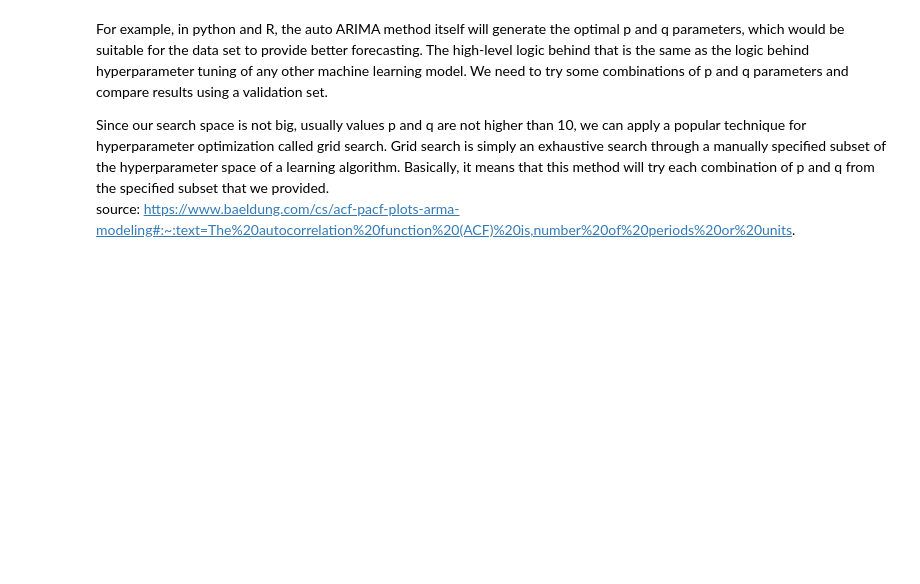
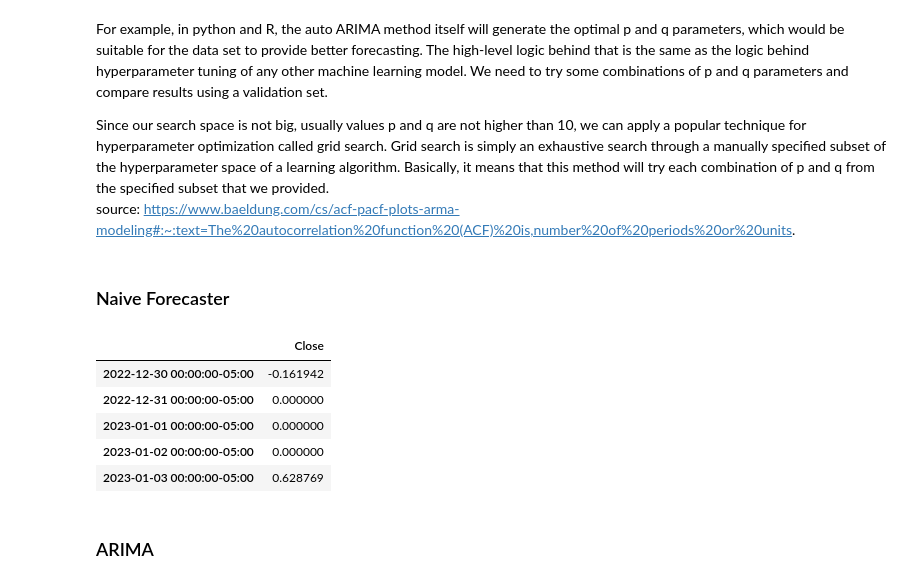
Before and after one commit to aferrers/stockpriceprediction, a Jupyter notebook: notebooks/notebook1.ipynb, the cells around one changed output. Cells and saved outputs as stored; diff of their text form; code cells hidden in the pictures; blank space fills up the shorter version.

```diff
--- a/notebooks/notebook1.ipynb
+++ b/notebooks/notebook1.ipynb
@@ -601,0 +597,13 @@ model_fit = model.fit()
+# %% [markdown]
+### Naive Forecaster
+# %%
+clean_ibm_filtered_diff.head()
+# %% [output]
+|  | Close |
+| 2022-12-30 00:00:00-05:00 | -0.161942 |
+| 2022-12-31 00:00:00-05:00 | 0.000000 |
+| 2023-01-01 00:00:00-05:00 | 0.000000 |
+| 2023-01-02 00:00:00-05:00 | 0.000000 |
+| 2023-01-03 00:00:00-05:00 | 0.628769 |
+# %% [markdown]
+### ARIMA
```
Also changed, not shown: parts of 9 cells of this notebook, 2 other files.
